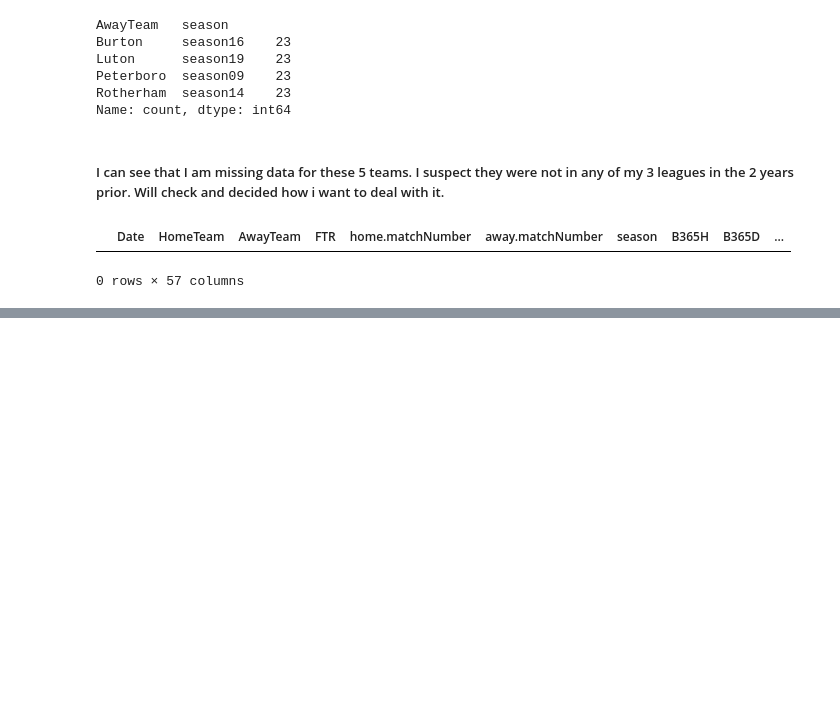
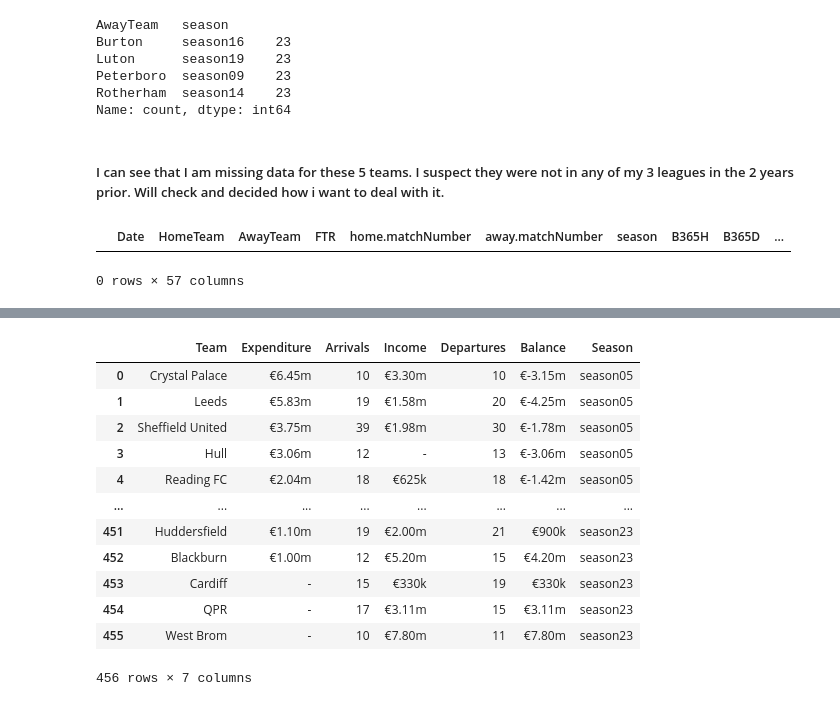
Before and after one commit to benjaminr4/championship_predictions, a Jupyter notebook: PreppingConstants.ipynb, the cells around one changed output, grey strips where cells are left out. Cells and saved outputs as stored; diff of their text form; code cells hidden in the pictures; blank space fills up the shorter version.

Commit message:
prepping transfers data

```diff
--- a/PreppingConstants.ipynb
+++ b/PreppingConstants.ipynb
@@ -398,0 +395,4 @@ seasons_df.drop(columns=['home.grade2','away.grade2'], inplace=True)
+# %%
+champ_transfers=pd.read_excel('data/championshipSummerTransfers.xlsx')
+pl_transfers=pd.read_excel('data/premierLeagueSummerTransfers.xlsx')
+l1_transfers=pd.read_excel('data/leagueOneSummerTransfers.xlsx')
@@ -398,0 +442,18 @@ seasons_df.drop(columns=['home.grade2','away.grade2'], inplace=True)
+# %%
+champ_transfers['Team']=champ_transfers['Team'].map(name_mapping).fillna(champ_transfers['Team'])
+# %%
+champ_transfers
+# %% [output]
+|  | Team | Expenditure | Arrivals | Income | Departures | Balance | Season |
+| 0 | Crystal Palace | €6.45m | 10 | €3.30m | 10 | €-3.15m | season05 |
+| 1 | Leeds | €5.83m | 19 | €1.58m | 20 | €-4.25m | season05 |
+| 2 | Sheffield United | €3.75m | 39 | €1.98m | 30 | €-1.78m | season05 |
+| 3 | Hull | €3.06m | 12 | - | 13 | €-3.06m | season05 |
+| 4 | Reading FC | €2.04m | 18 | €625k | 18 | €-1.42m | season05 |
+| ... | ... | ... | ... | ... | ... | ... | ... |
+| 451 | Huddersfield | €1.10m | 19 | €2.00m | 21 | €900k | season23 |
+| 452 | Blackburn | €1.00m | 12 | €5.20m | 15 | €4.20m | season23 |
+| 453 | Cardiff | - | 15 | €330k | 19 | €330k | season23 |
+| 454 | QPR | - | 17 | €3.11m | 15 | €3.11m | season23 |
+| 455 | West Brom | - | 10 | €7.80m | 11 | €7.80m | season23 |
+456 rows × 7 columns
```
Also changed, not shown: parts of 17 cells of this notebook, 4 other files.
